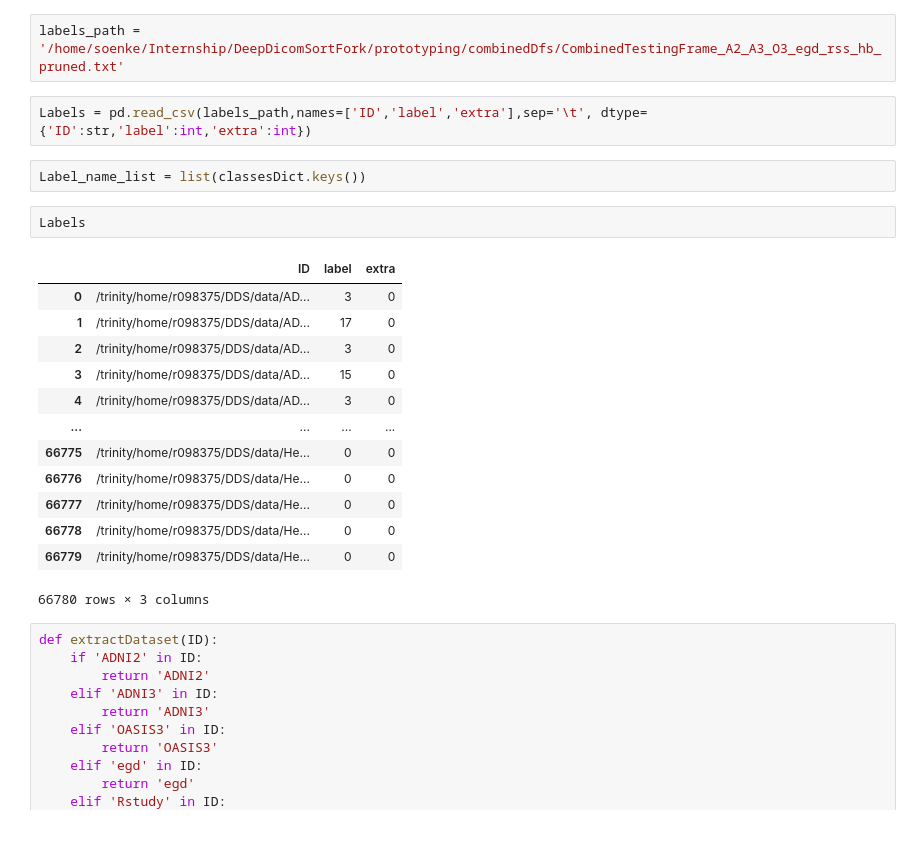
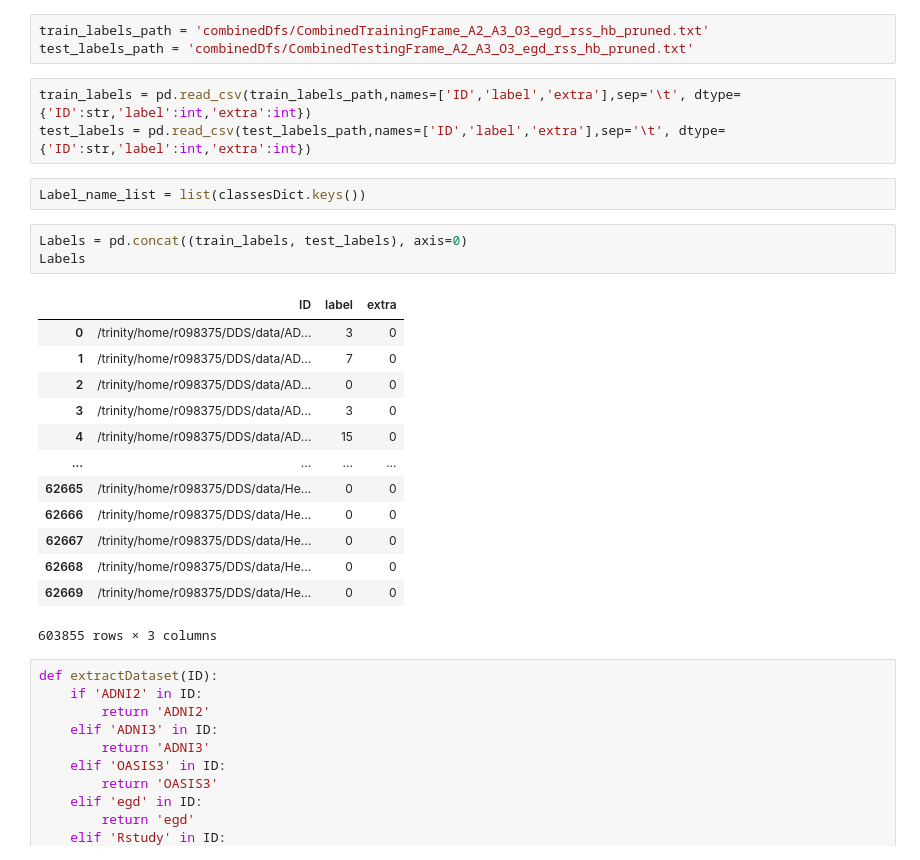
Before and after one commit to SoenkevL/DeepDicomSort, a Jupyter notebook: prototyping/AnalyseTrainLabels.ipynb, the cells around one changed output. Saved outputs shown, nothing was run; the diff lists cells and outputs as text.

```diff
--- a/prototyping/AnalyseTrainLabels.ipynb
+++ b/prototyping/AnalyseTrainLabels.ipynb
@@ -26,26 +24,29 @@ classesDict = {
 }
 # %%
-labels_path = '/home/soenke/Internship/DeepDicomSortFork/prototyping/combinedDfs/CombinedTestingFrame_A2_A3_O3_egd_rss_hb_pruned.txt'
+train_labels_path = 'combinedDfs/CombinedTrainingFrame_A2_A3_O3_egd_rss_hb_pruned.txt'
+test_labels_path = 'combinedDfs/CombinedTestingFrame_A2_A3_O3_egd_rss_hb_pruned.txt'
 # %%
-Labels = pd.read_csv(labels_path,names=['ID','label','extra'],sep='\t', dtype={'ID':str,'label':int,'extra':int})
+train_labels = pd.read_csv(train_labels_path,names=['ID','label','extra'],sep='\t', dtype={'ID':str,'label':int,'extra':int})
+test_labels = pd.read_csv(test_labels_path,names=['ID','label','extra'],sep='\t', dtype={'ID':str,'label':int,'extra':int})
 # %%
 Label_name_list = list(classesDict.keys())
 # %%
+Labels = pd.concat((train_labels, test_labels), axis=0)
 Labels
 # %% [output]
 |  | ID | label | extra |
 | 0 | /trinity/home/r098375/DDS/data/AD... | 3 | 0 |
-| 1 | /trinity/home/r098375/DDS/data/AD... | 17 | 0 |
-| 2 | /trinity/home/r098375/DDS/data/AD... | 3 | 0 |
-| 3 | /trinity/home/r098375/DDS/data/AD... | 15 | 0 |
-| 4 | /trinity/home/r098375/DDS/data/AD... | 3 | 0 |
+| 1 | /trinity/home/r098375/DDS/data/AD... | 7 | 0 |
+| 2 | /trinity/home/r098375/DDS/data/AD... | 0 | 0 |
+| 3 | /trinity/home/r098375/DDS/data/AD... | 3 | 0 |
+| 4 | /trinity/home/r098375/DDS/data/AD... | 15 | 0 |
 | ... | ... | ... | ... |
-| 66775 | /trinity/home/r098375/DDS/data/He... | 0 | 0 |
-| 66776 | /trinity/home/r098375/DDS/data/He... | 0 | 0 |
-| 66777 | /trinity/home/r098375/DDS/data/He... | 0 | 0 |
-| 66778 | /trinity/home/r098375/DDS/data/He... | 0 | 0 |
-| 66779 | /trinity/home/r098375/DDS/data/He... | 0 | 0 |
+| 62665 | /trinity/home/r098375/DDS/data/He... | 0 | 0 |
+| 62666 | /trinity/home/r098375/DDS/data/He... | 0 | 0 |
+| 62667 | /trinity/home/r098375/DDS/data/He... | 0 | 0 |
+| 62668 | /trinity/home/r098375/DDS/data/He... | 0 | 0 |
+| 62669 | /trinity/home/r098375/DDS/data/He... | 0 | 0 |
-66780 rows × 3 columns
+603855 rows × 3 columns
 # %%
 def extractDataset(ID):
     if 'ADNI2' in ID:
```
Also changed, not shown: parts of 7 cells of this notebook, 9 other files.
